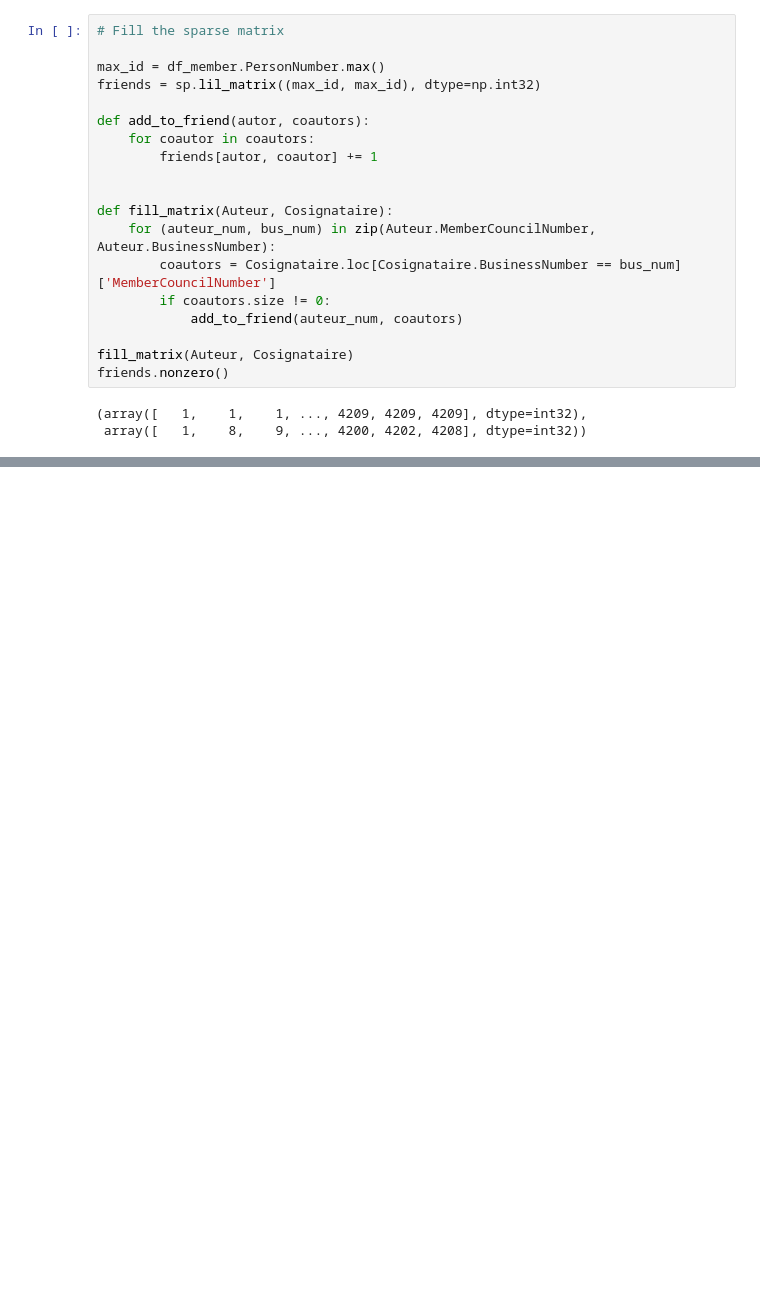
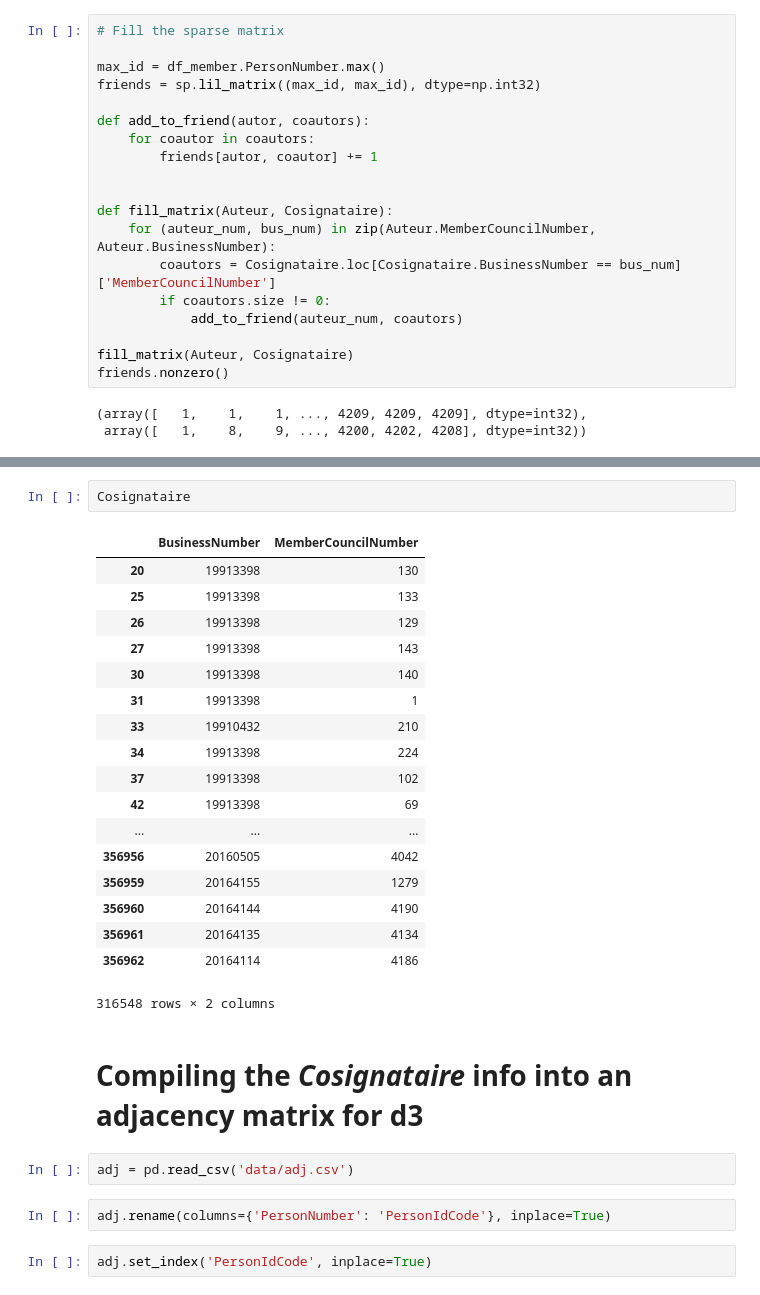
Before and after one commit to jmuth/parliament-viz.ch, a Jupyter notebook: scraping/Friendship_matrix.ipynb, the cells around one changed output, grey strips where cells are left out. Cells and saved outputs as stored; diff of their text form; blank space fills up the shorter version.

```diff
--- a/scraping/Friendship_matrix.ipynb
+++ b/scraping/Friendship_matrix.ipynb
@@ -145,0 +147,29 @@ get_friends(friends, 1).head()
+# %%
+Cosignataire
+# %% [output]
+|  | BusinessNumber | MemberCouncilNumber |
+| 20 | 19913398 | 130 |
+| 25 | 19913398 | 133 |
+| 26 | 19913398 | 129 |
+| 27 | 19913398 | 143 |
+| 30 | 19913398 | 140 |
+| 31 | 19913398 | 1 |
+| 33 | 19910432 | 210 |
+| 34 | 19913398 | 224 |
+| 37 | 19913398 | 102 |
+| 42 | 19913398 | 69 |
+| ... | ... | ... |
+| 356956 | 20160505 | 4042 |
+| 356959 | 20164155 | 1279 |
+| 356960 | 20164144 | 4190 |
+| 356961 | 20164135 | 4134 |
+| 356962 | 20164114 | 4186 |
+316548 rows × 2 columns
+# %% [markdown]
+# Compiling the _Cosignataire_ info into an adjacency matrix for d3
+# %%
+adj = pd.read_csv('data/adj.csv')
+# %%
+adj.rename(columns={'PersonNumber': 'PersonIdCode'}, inplace=True)
+# %%
+adj.set_index('PersonIdCode', inplace=True)
```
Also changed, not shown: parts of 13 cells of this notebook, 8 other files.
